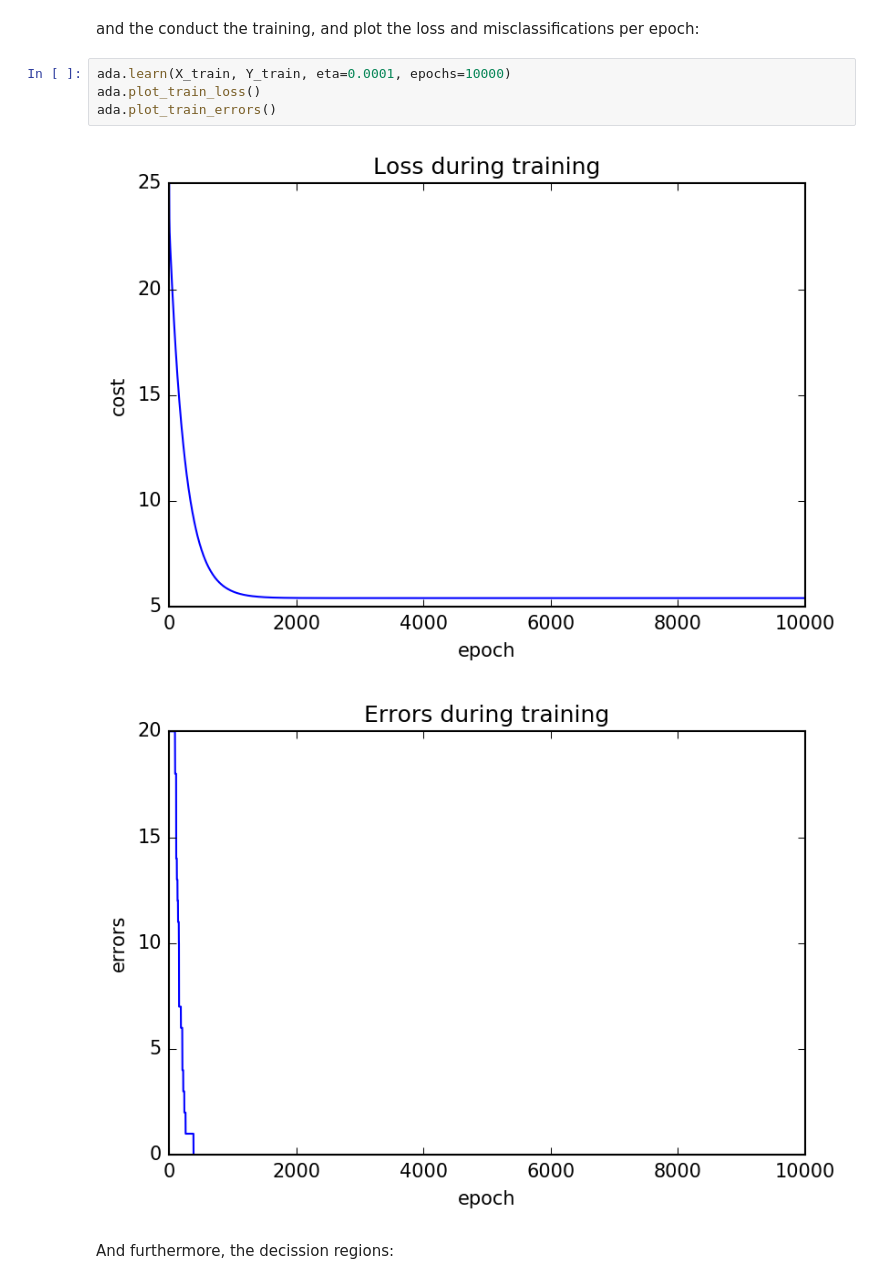
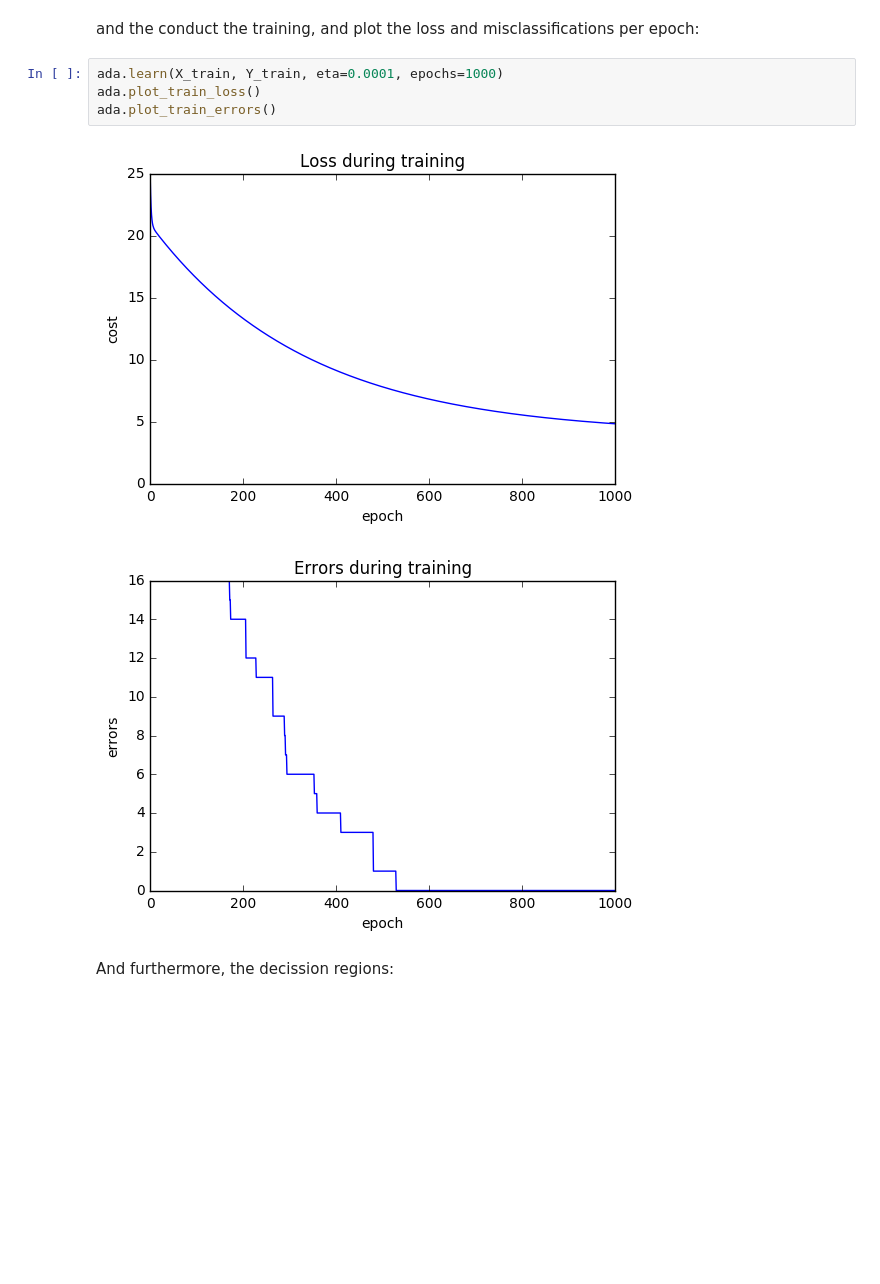
Before and after one commit to dunefox/MAML, a Jupyter notebook: src/First steps/iris_perceptron_and_adaline.ipynb, the cells around one changed output. Drawn from its saved outputs; the diff is of its cells as text; blank space fills up the shorter version.

```diff
--- a/src/First steps/iris_perceptron_and_adaline.ipynb
+++ b/src/First steps/iris_perceptron_and_adaline.ipynb
@@ -389,12 +389,12 @@ ada = Adaline(X.shape[1])
 # %% [markdown]
 and the conduct the training, and plot the loss and misclassifications per epoch:
 # %%
-ada.learn(X_train, Y_train, eta=0.0001, epochs=10000)
+ada.learn(X_train, Y_train, eta=0.0001, epochs=1000)
 ada.plot_train_loss()
 ada.plot_train_errors()
 # %% [output]
-[figure, old version]
+[figure, new version]
-[figure, old version]
+[figure, new version]
 # %% [markdown]
 And furthermore, the decission regions:
 # %%
```
Also changed, not shown: parts of 5 cells of this notebook, 13 other files.
